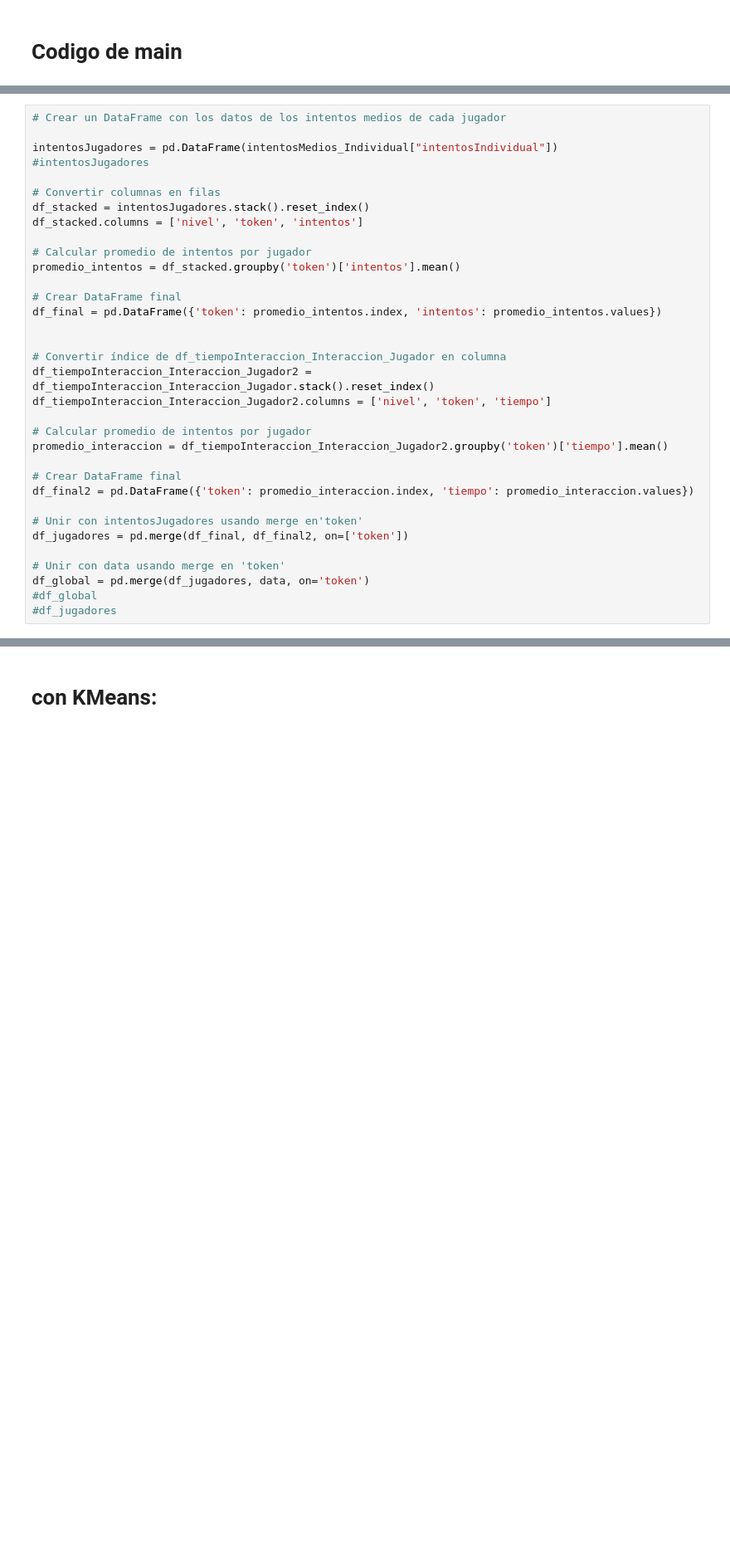
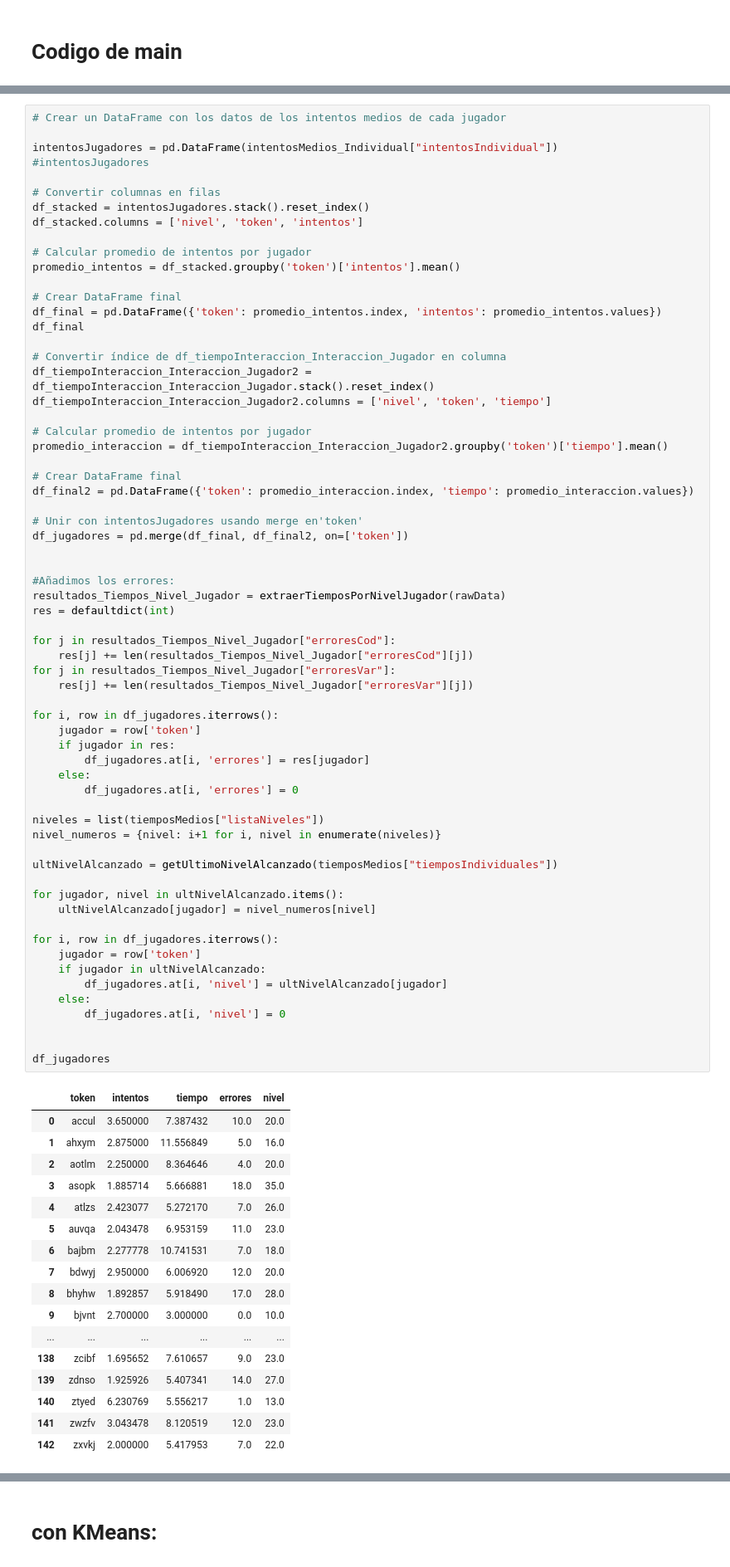
Before and after one commit to angelhort/TFG_Articoding_22-23, a Jupyter notebook: Back/cuestionarios.ipynb, the cells around one changed output, grey strips where cells are left out. Shown at 83% size. Cells and saved outputs as stored; diff of their text form; blank space fills up the shorter version.

```diff
--- a/Back/cuestionarios.ipynb
+++ b/Back/cuestionarios.ipynb
@@ -528,37 +895,85 @@ data['edad_genero'] = data.apply(lambda x: mezcla_edad_genero(x['G03Q01'], x['G0
 # %%
 # Crear un DataFrame con los datos de los intentos medios de cada jugador
 
 intentosJugadores = pd.DataFrame(intentosMedios_Individual["intentosIndividual"])
 #intentosJugadores
 
 # Convertir columnas en filas
 df_stacked = intentosJugadores.stack().reset_index()
 df_stacked.columns = ['nivel', 'token', 'intentos']
 
 # Calcular promedio de intentos por jugador
 promedio_intentos = df_stacked.groupby('token')['intentos'].mean()
 
 # Crear DataFrame final
 df_final = pd.DataFrame({'token': promedio_intentos.index, 'intentos': promedio_intentos.values})
-
+df_final
 
 # Convertir índice de df_tiempoInteraccion_Interaccion_Jugador en columna
 df_tiempoInteraccion_Interaccion_Jugador2 = df_tiempoInteraccion_Interaccion_Jugador.stack().reset_index()
 df_tiempoInteraccion_Interaccion_Jugador2.columns = ['nivel', 'token', 'tiempo']
 
 # Calcular promedio de intentos por jugador
 promedio_interaccion = df_tiempoInteraccion_Interaccion_Jugador2.groupby('token')['tiempo'].mean()
 
 # Crear DataFrame final
 df_final2 = pd.DataFrame({'token': promedio_interaccion.index, 'tiempo': promedio_interaccion.values})
 
 # Unir con intentosJugadores usando merge en'token'
 df_jugadores = pd.merge(df_final, df_final2, on=['token'])
 
-# Unir con data usando merge en 'token'
-df_global = pd.merge(df_jugadores, data, on='token')
-#df_global
-#df_jugadores
+
+#Añadimos los errores:
+resultados_Tiempos_Nivel_Jugador = extraerTiemposPorNivelJugador(rawData)
+res = defaultdict(int)
+
+for j in resultados_Tiempos_Nivel_Jugador["erroresCod"]:
+    res[j] += len(resultados_Tiempos_Nivel_Jugador["erroresCod"][j])
+for j in resultados_Tiempos_Nivel_Jugador["erroresVar"]:
+    res[j] += len(resultados_Tiempos_Nivel_Jugador["erroresVar"][j])
+
+for i, row in df_jugadores.iterrows():
+    jugador = row['token']
+    if jugador in res:
+        df_jugadores.at[i, 'errores'] = res[jugador]
+    else:
+        df_jugadores.at[i, 'errores'] = 0
+
+niveles = list(tiemposMedios["listaNiveles"])
+nivel_numeros = {nivel: i+1 for i, nivel in enumerate(niveles)}
+
+ultNivelAlcanzado = getUltimoNivelAlcanzado(tiemposMedios["tiemposIndividuales"])
+
+for jugador, nivel in ultNivelAlcanzado.items():
+    ultNivelAlcanzado[jugador] = nivel_numeros[nivel]
+
+for i, row in df_jugadores.iterrows():
+    jugador = row['token']
+    if jugador in ultNivelAlcanzado:
+        df_jugadores.at[i, 'nivel'] = ultNivelAlcanzado[jugador]
+    else:
+        df_jugadores.at[i, 'nivel'] = 0
+
+
+df_jugadores
+# %% [output]
+|  | token | intentos | tiempo | errores | nivel |
+| 0 | accul | 3.650000 | 7.387432 | 10.0 | 20.0 |
+| 1 | ahxym | 2.875000 | 11.556849 | 5.0 | 16.0 |
+| 2 | aotlm | 2.250000 | 8.364646 | 4.0 | 20.0 |
+| 3 | asopk | 1.885714 | 5.666881 | 18.0 | 35.0 |
+| 4 | atlzs | 2.423077 | 5.272170 | 7.0 | 26.0 |
+| 5 | auvqa | 2.043478 | 6.953159 | 11.0 | 23.0 |
+| 6 | bajbm | 2.277778 | 10.741531 | 7.0 | 18.0 |
+| 7 | bdwyj | 2.950000 | 6.006920 | 12.0 | 20.0 |
+| 8 | bhyhw | 1.892857 | 5.918490 | 17.0 | 28.0 |
+| 9 | bjvnt | 2.700000 | 3.000000 | 0.0 | 10.0 |
+| ... | ... | ... | ... | ... | ... |
+| 138 | zcibf | 1.695652 | 7.610657 | 9.0 | 23.0 |
+| 139 | zdnso | 1.925926 | 5.407341 | 14.0 | 27.0 |
+| 140 | ztyed | 6.230769 | 5.556217 | 1.0 | 13.0 |
+| 141 | zwzfv | 3.043478 | 8.120519 | 12.0 | 23.0 |
+| 142 | zxvkj | 2.000000 | 5.417953 | 7.0 | 22.0 |
 # %%
 # Calcular los límites de los valores atípicos
 # regla empírica, que establece que los valores atípicos se encuentran a más de 3 desviaciones estándar de la media.
```
Also changed, not shown: parts of 18 cells of this notebook, 3 other files.
